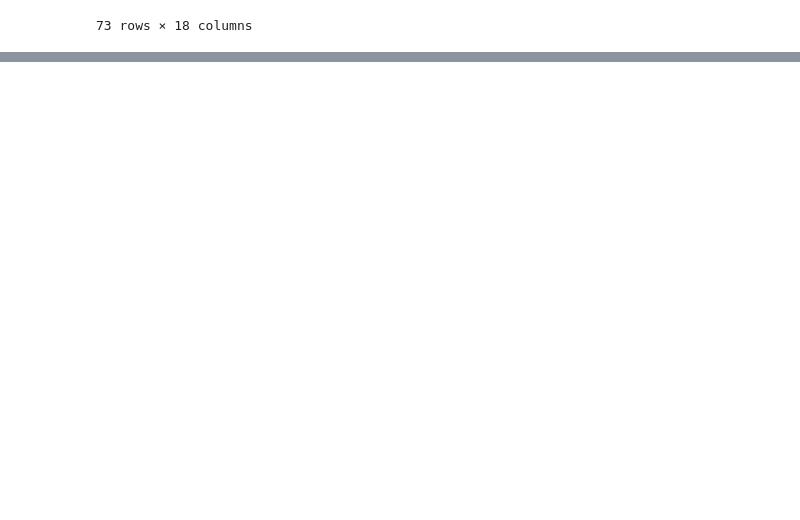
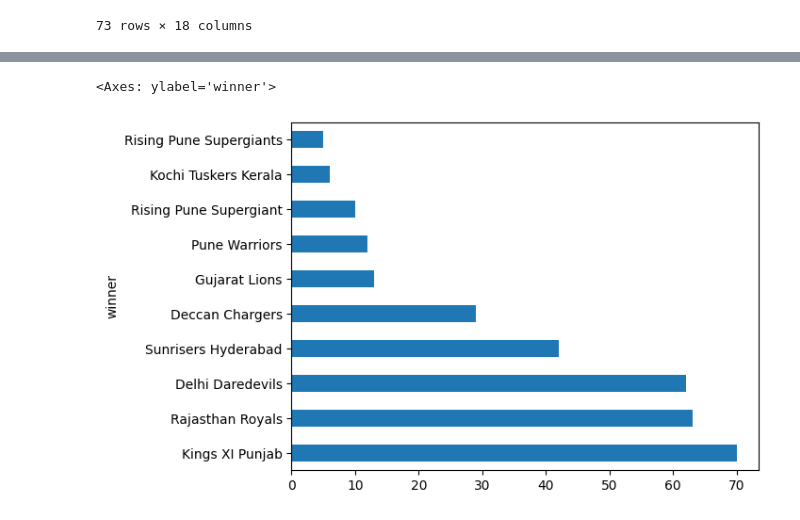
Before and after one commit to Hitesh-Ojha/learning, a Jupyter notebook: data science/pandas.ipynb, the cells around one changed output, grey strips where cells are left out. Cells and saved outputs as stored; diff of their text form; code cells hidden in the pictures; blank space fills up the shorter version.

```diff
--- a/data science/pandas.ipynb
+++ b/data science/pandas.ipynb
@@ -354,0 +390,5 @@ data[team_is_playing & winner_is]
+# %%
+data['winner'].value_counts().tail(10).plot(kind='barh')
+# %% [output]
+<Axes: ylabel='winner'>
+[figure, added]
```
Also changed, not shown: parts of 27 cells of this notebook.
